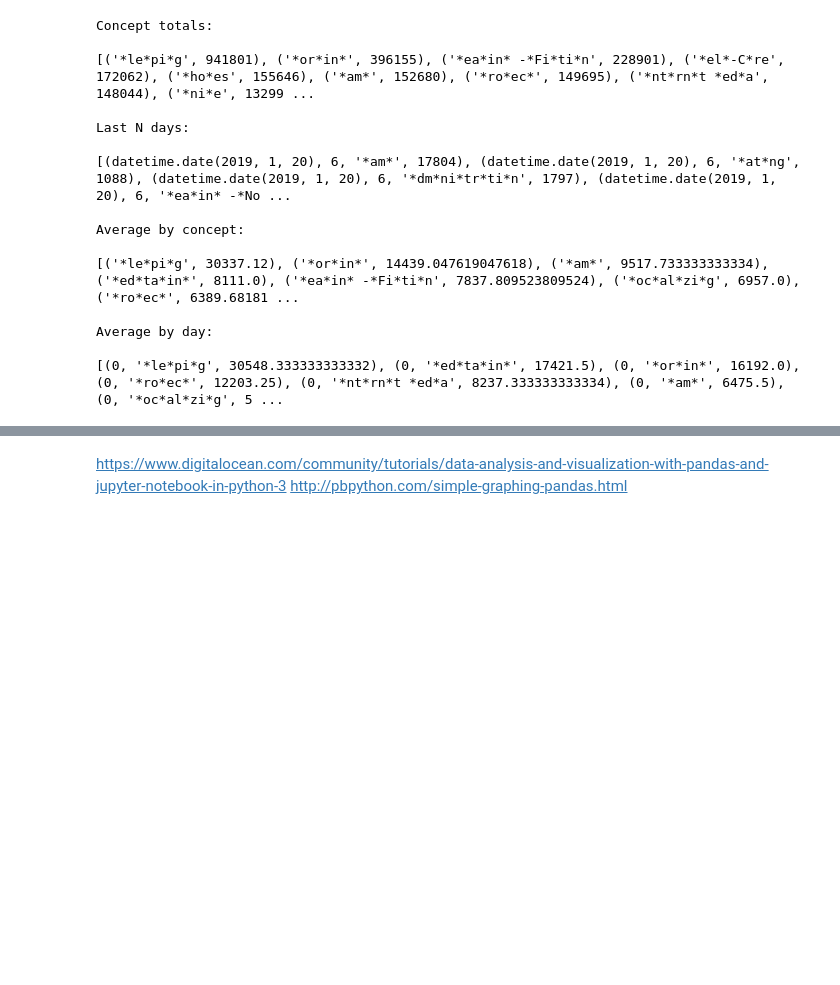
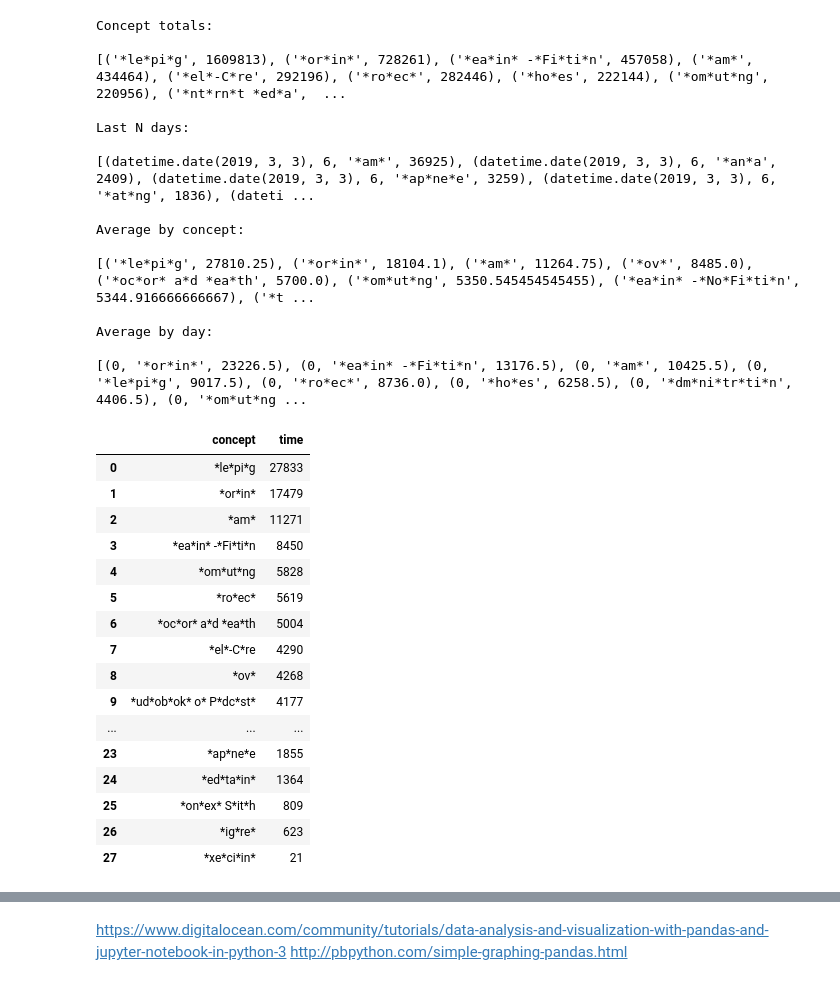
Before and after one commit to sergio-lira/jn_time_tracker, a Jupyter notebook: Time Tracker.ipynb, the cells around one changed output, grey strips where cells are left out. Saved outputs shown, nothing was run; the diff lists cells and outputs as text; code cells hidden in the pictures; blank space fills up the shorter version.

```diff
--- a/Time Tracker.ipynb
+++ b/Time Tracker.ipynb
@@ -188,24 +188,46 @@ print(tt._db.query(TimeSpent.concept,
                        .group_by(TimeSpent.concept)\
                        .order_by(func.sum(TimeSpent.time_delta).desc()).all())
 print('\nLast N days:\n')
-print(tt.get_last_n_days(28))
+print(tt.get_last_n_days(14))
 print('\nAverage by concept:\n')
-print(tt.get_average_by_concept(28))
+print(tt.get_average_by_concept(14))
 print('\nAverage by day:\n')
-print(tt.get_average_by_concept_and_day(28))
+print(tt.get_average_by_concept_and_day(14))
 # %% [output]
 Concept totals:
 
-[('*le*pi*g', 941801), ('*or*in*', 396155), ('*ea*in* -*Fi*ti*n', 228901), ('*el*-C*re', 172062), ('*ho*es', 155646), ('*am*', 152680), ('*ro*ec*', 149695), ('*nt*rn*t *ed*a', 148044), ('*ni*e', 13299 ...
+[('*le*pi*g', 1609813), ('*or*in*', 728261), ('*ea*in* -*Fi*ti*n', 457058), ('*am*', 434464), ('*el*-C*re', 292196), ('*ro*ec*', 282446), ('*ho*es', 222144), ('*om*ut*ng', 220956), ('*nt*rn*t *ed*a',  ...
 
 Last N days:
 
-[(datetime.date(2019, 1, 20), 6, '*am*', 17804), (datetime.date(2019, 1, 20), 6, '*at*ng', 1088), (datetime.date(2019, 1, 20), 6, '*dm*ni*tr*ti*n', 1797), (datetime.date(2019, 1, 20), 6, '*ea*in* -*No ...
+[(datetime.date(2019, 3, 3), 6, '*am*', 36925), (datetime.date(2019, 3, 3), 6, '*an*a', 2409), (datetime.date(2019, 3, 3), 6, '*ap*ne*e', 3259), (datetime.date(2019, 3, 3), 6, '*at*ng', 1836), (dateti ...
 
 Average by concept:
 
-[('*le*pi*g', 30337.12), ('*or*in*', 14439.047619047618), ('*am*', 9517.733333333334), ('*ed*ta*in*', 8111.0), ('*ea*in* -*Fi*ti*n', 7837.809523809524), ('*oc*al*zi*g', 6957.0), ('*ro*ec*', 6389.68181 ...
+[('*le*pi*g', 27810.25), ('*or*in*', 18104.1), ('*am*', 11264.75), ('*ov*', 8485.0), ('*oc*or* a*d *ea*th', 5700.0), ('*om*ut*ng', 5350.545454545455), ('*ea*in* -*No*Fi*ti*n', 5344.916666666667), ('*t ...
 
 Average by day:
 
-[(0, '*le*pi*g', 30548.333333333332), (0, '*ed*ta*in*', 17421.5), (0, '*or*in*', 16192.0), (0, '*ro*ec*', 12203.25), (0, '*nt*rn*t *ed*a', 8237.333333333334), (0, '*am*', 6475.5), (0, '*oc*al*zi*g', 5 ...
+[(0, '*or*in*', 23226.5), (0, '*ea*in* -*Fi*ti*n', 13176.5), (0, '*am*', 10425.5), (0, '*le*pi*g', 9017.5), (0, '*ro*ec*', 8736.0), (0, '*ho*es', 6258.5), (0, '*dm*ni*tr*ti*n', 4406.5), (0, '*om*ut*ng ...
+# %%
+d = pd.DataFrame(tt.get_average_by_concept(28), columns=['concept','time',])
+d.time = d.time.apply(int)
+d
+# %% [output]
+|  | concept | time |
+| 0 | *le*pi*g | 27833 |
+| 1 | *or*in* | 17479 |
+| 2 | *am* | 11271 |
+| 3 | *ea*in* -*Fi*ti*n | 8450 |
+| 4 | *om*ut*ng | 5828 |
+| 5 | *ro*ec* | 5619 |
+| 6 | *oc*or* a*d *ea*th | 5004 |
+| 7 | *el*-C*re | 4290 |
+| 8 | *ov* | 4268 |
+| 9 | *ud*ob*ok* o* P*dc*st* | 4177 |
+| ... | ... | ... |
+| 23 | *ap*ne*e | 1855 |
+| 24 | *ed*ta*in* | 1364 |
+| 25 | *on*ex* S*it*h | 809 |
+| 26 | *ig*re* | 623 |
+| 27 | *xe*ci*in* | 21 |
```
Also changed, not shown: parts of 2 cells of this notebook.
